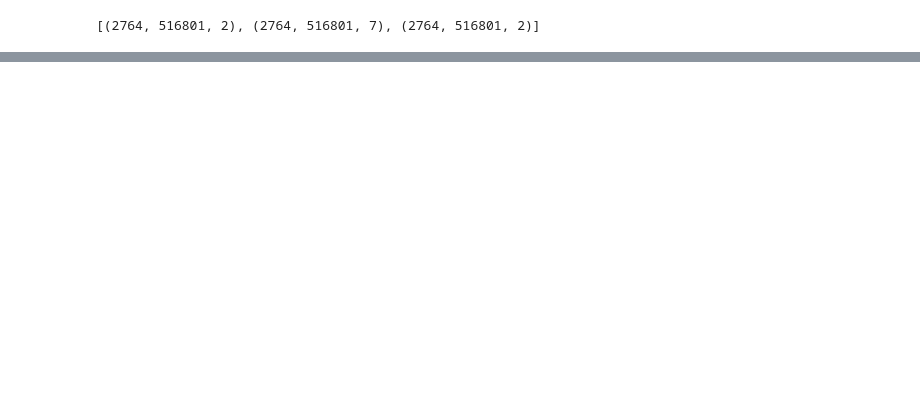
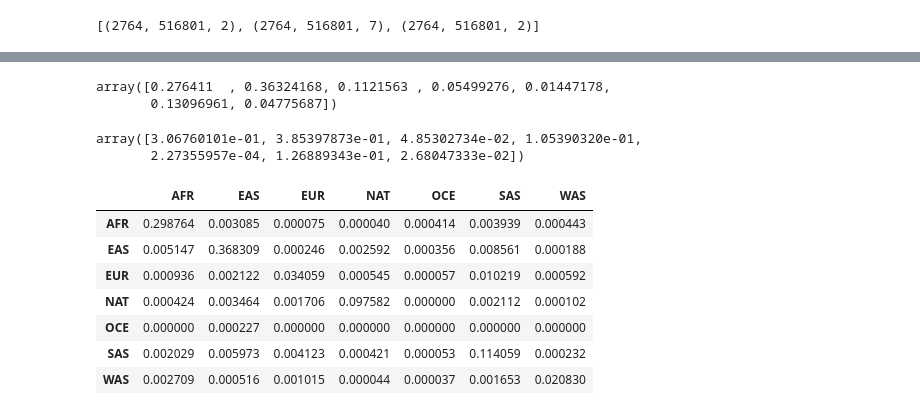
Before and after one commit to maguirre1/deepLAI, a Jupyter notebook: model/sandbox.ipynb, the cells around one changed output, grey strips where cells are left out. Saved outputs shown, nothing was run; the diff lists cells and outputs as text; code cells hidden in the pictures; blank space fills up the shorter version.

Commit message:
updated model sandbox

```diff
--- a/model/sandbox.ipynb
+++ b/model/sandbox.ipynb
@@ -83,15 +86,15 @@ None
 # %%
 # load data
 data_root='/home/magu/deepmix/data/reference_panel/'
-X = np.load(data_root+'unzipped/panel_chr20.G.npy')#, mmap_mode='r')
-Y = np.load(data_root+'unzipped/panel_chr20.L.npy')#, mmap_mode='r')
+X = np.load(data_root+'unzipped/panel_chr20.G.npy', mmap_mode='r')
+Y = np.load(data_root+'unzipped/panel_chr20.L.npy', mmap_mode='r')
 S = np.load(data_root+'unzipped/panel_chr20.S.npy')
 print([X.shape, Y.shape, X.shape])
 # %% [output]
 [(2764, 516801, 2), (2764, 516801, 7), (2764, 516801, 2)]
 # %%
 # and train individuals
-train=np.loadtxt('../data/reference-panel/train.strands.txt', dtype=str)
+train=np.loadtxt('../data/reference-panel/split/train.strands.txt', dtype=str)
 train_ix=[i for i,q in enumerate(S) if q in train]
 np.random.shuffle(train_ix)
 print(len(train_ix))
@@ -100,13 +103,13 @@ print(len(train_ix))
 # %%
 # and some dev individuals, why not -- first pick their indexes
 if dev:
-    n=100
-    S=np.load(data_root+'simulated/label/dev_10gen.result.npz')['S']
-    s=np.random.choice(S, size=n, replace=False)
+    #n=100
+    S=np.load(data_root+'simulated_chr20/label/dev_10gen.result.npz')['S']
+    s=S#np.random.choice(S, size=min(n, S.shape[0]), replace=False)
 
     # then load and subset -- AMR is the first ancestry label, ignored for now
-    x_f=data_root+'simulated/numpy/dev_10gen.query.ALL_X.npz'
-    y_f=data_root+'simulated/label/dev_10gen.result.npz'
+    x_f=data_root+'simulated_chr20/numpy/dev_10gen.query.npz'
+    y_f=data_root+'simulated_chr20/label/dev_10gen.result.npz'
     S_f=np.load(x_f)['S']
     X_dev=np.load(x_f)['G'][[np.where(S_f==(i))[0][0] for i in s],:nv,:na]
     S_f=np.load(y_f)['S']
@@ -115,20 +120,20 @@ if dev:
 # %%
 # now try it out!
-if dev: # dev assumes oce
+if not oce:
+    train_ix=[i for i in train_ix if Y[i,0,:].dot(np.arange(nc))!=4]
+    Y=Y[:,:,[i for i in range(nc) if i!=4]]
+if dev:
     es = EarlyStopping(monitor='val_loss', mode='min', verbose=1, patience=25) # not implemented below
 
     # fit with generator, or not
     if gen:
-        params={'X':X, 'Y':Y, 'dim':nv, 'batch_size':32, 'n_classes':nc, 'n_alleles':na}
+        params={'X':X, 'Y':Y, 'dim':nv, 'batch_size':bs, 'n_classes':nc, 'n_alleles':na}
         generator=DataGenerator(train_ix, **params)
         history=model.fit_generator(generator=generator, epochs=ne, validation_data=(X_dev, Y_dev), callbacks=[es])
     else:
-        history=model.fit(X[train_ix,:nv,:na], Y[train_ix,:nv,:], batch_size=4, epochs=ne, callbacks=[es])
-elif not oce:
-    train_ixx=[i for i in train_ix if Y[i,0,:].dot(np.arange(nc))!=4]
-    history=model.fit(X[train_ixx,:nv,:na], Y[train_ixx,:nv,:][:,:,[i for i in range(nc) if i!=4]],
-                      batch_size=4, epochs=ne)
+        history=model.fit(X[train_ix,:nv,:na], Y[train_ix,:nv,:], batch_size=bs, epochs=ne,
+                           validation_data=(X_dev, Y_dev), callbacks=[es])
 else:
-    history=model.fit(X[train_ix,:nv,:na], Y[train_ix,:nv,:], batch_size=4, epochs=ne)
+    history=model.fit(X[train_ix,:nv,:na], Y[train_ix,:nv,:], batch_size=bs, epochs=ne)
 # %% [output]
 Epoch 1/100
@@ -179,0 +190,10 @@ Y_hat.shape
+# %%
+Y.sum(axis=0).sum(axis=0)/Y.sum().sum().sum()
+# %% [output]
+array([0.276411  , 0.36324168, 0.1121563 , 0.05499276, 0.01447178,
+       0.13096961, 0.04775687])
+# %%
+Y_dev.sum(axis=0).sum(axis=0)/Y_dev.sum().sum().sum()
+# %% [output]
+array([3.06760101e-01, 3.85397873e-01, 4.85302734e-02, 1.05390320e-01,
+       2.27355957e-04, 1.26889343e-01, 2.68047333e-02])
@@ -180,3 +203,15 @@ Y_hat.shape
+# %%
+pd.DataFrame(confusion_matrix(Y_dev.dot(np.arange(nc)).flatten(), Y_hat.flatten())/(Y_hat.shape[0]*Y_hat.shape[1]),
+             columns=['AFR','EAS','EUR','NAT','OCE','SAS','WAS'], index=['AFR','EAS','EUR','NAT','OCE','SAS','WAS'])
+# %% [output]
+|  | AFR | EAS | EUR | NAT | OCE | SAS | WAS |
+| AFR | 0.298764 | 0.003085 | 0.000075 | 0.000040 | 0.000414 | 0.003939 | 0.000443 |
+| EAS | 0.005147 | 0.368309 | 0.000246 | 0.002592 | 0.000356 | 0.008561 | 0.000188 |
+| EUR | 0.000936 | 0.002122 | 0.034059 | 0.000545 | 0.000057 | 0.010219 | 0.000592 |
+| NAT | 0.000424 | 0.003464 | 0.001706 | 0.097582 | 0.000000 | 0.002112 | 0.000102 |
+| OCE | 0.000000 | 0.000227 | 0.000000 | 0.000000 | 0.000000 | 0.000000 | 0.000000 |
+| SAS | 0.002029 | 0.005973 | 0.004123 | 0.000421 | 0.000053 | 0.114059 | 0.000232 |
+| WAS | 0.002709 | 0.000516 | 0.001015 | 0.000044 | 0.000037 | 0.001653 | 0.020830 |
 # %%
 for i in range(Y_hat.shape[0]):
     print((i, [np.count_nonzero(Y_hat[i,:]==j) for j in range(Y_hat_p.shape[-1])],
```
Also changed, not shown: parts of 14 cells of this notebook, 4 other files.
